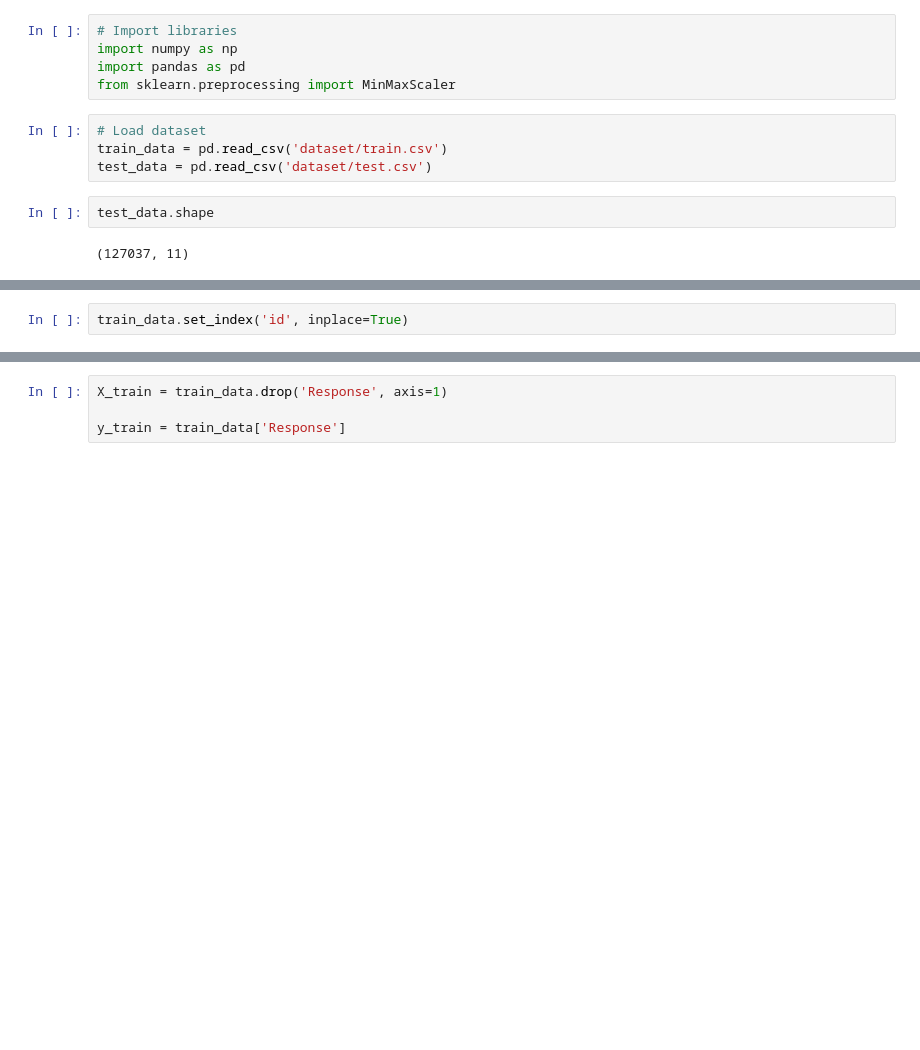
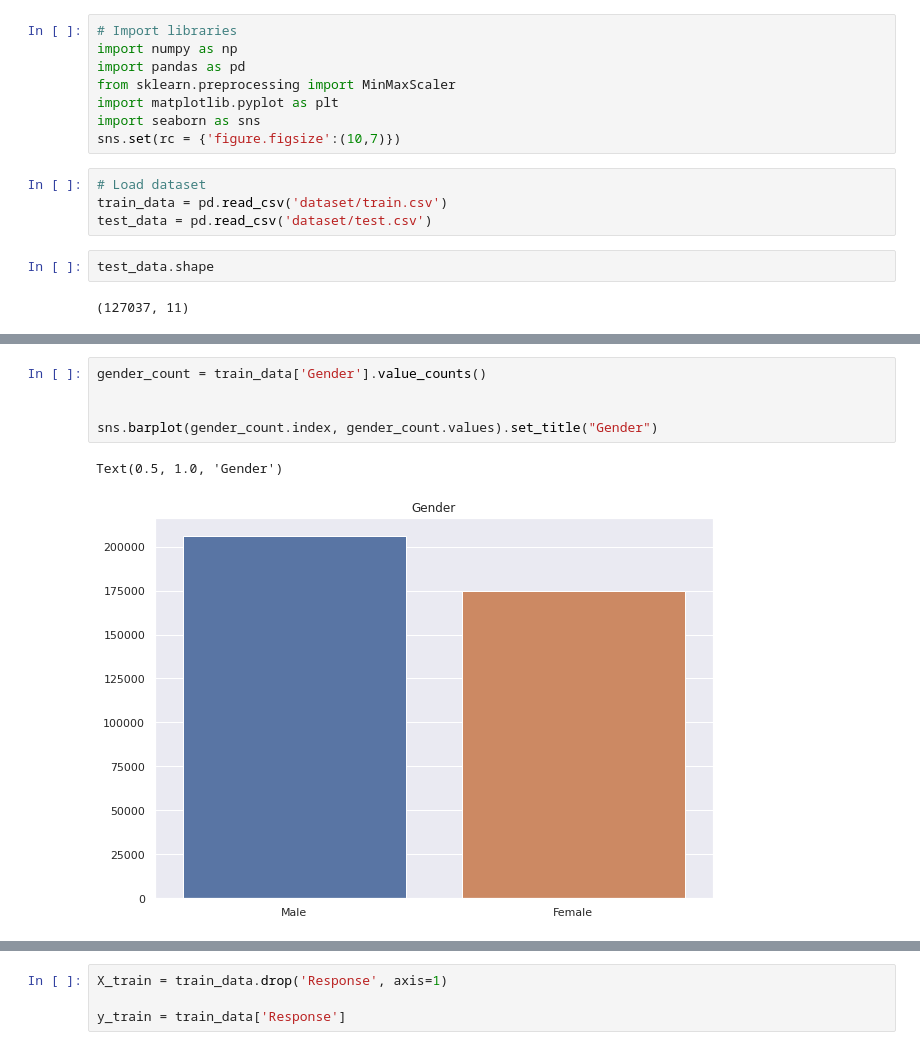
Before and after one commit to EhsanMrh/ML.vehicle_insurance, a Jupyter notebook: main.ipynb, the cells around one changed output, grey strips where cells are left out. Drawn from its saved outputs; the diff is of its cells as text; blank space fills up the shorter version.

Commit message:
Add visualization

```diff
--- a/main.ipynb
+++ b/main.ipynb
@@ -3,6 +3,9 @@
 import numpy as np
 import pandas as pd
 from sklearn.preprocessing import MinMaxScaler
+import matplotlib.pyplot as plt
+import seaborn as sns
+sns.set(rc = {'figure.figsize':(10,7)})
 # %%
 # Load dataset
 train_data = pd.read_csv('dataset/train.csv')
@@ -23,5 +26,3 @@ train_data.sample(5)
-# %%
-train_data.set_index('id', inplace=True)
 # %%
 train_data.info()
 # %% [output]
@@ -45,0 +60,8 @@ memory usage: 34.9+ MB
+# %%
+gender_count = train_data['Gender'].value_counts()
+
+
+sns.barplot(gender_count.index, gender_count.values).set_title("Gender")
+# %% [output]
+Text(0.5, 1.0, 'Gender')
+[figure, added]
```
Also changed, not shown: parts of 13 cells of this notebook.
